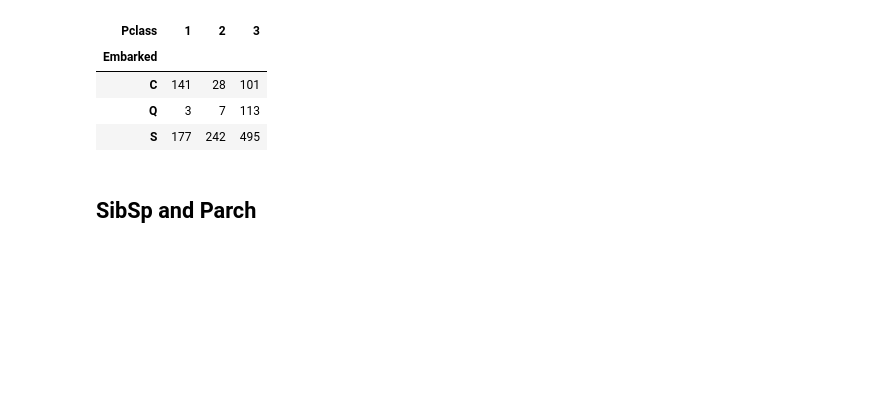
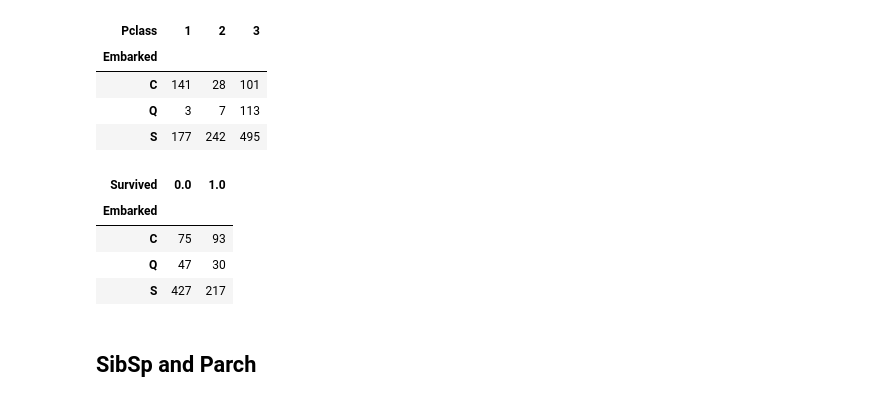
Before and after one commit to edublancas/titanic, a Jupyter notebook: data-exploration.ipynb, the cells around one changed output. Drawn from its saved outputs; the diff is of its cells as text; code cells hidden in the pictures; blank space fills up the shorter version.

```diff
--- a/data-exploration.ipynb
+++ b/data-exploration.ipynb
@@ -15,9 +15,9 @@ pd.set_option('display.mpl_style', 'default')
 plt.rcParams['figure.figsize'] = (15, 5)
 # %%
 #Load train and test data
-df = pd.read_csv("train.csv")
+df = pd.read_csv("raw_data/train.csv")
 df['dataset'] = 'train'
-test = pd.read_csv("test.csv")
+test = pd.read_csv("raw_data/test.csv")
 test['dataset'] = 'test'
 #Merge dataframes (so we apply the same transformations to both datasets)
 df = df.append(test, ignore_index=True)
@@ -278,6 +278,14 @@ pd.crosstab(df.Embarked, df.Pclass)
 | C | 141 | 28 | 101 |
 | Q | 3 | 7 | 113 |
 | S | 177 | 242 | 495 |
+# %%
+pd.crosstab(df.Embarked, df.Survived)
+# %% [output]
+| Survived | 0.0 | 1.0 |
+| Embarked |  |  |
+| C | 75 | 93 |
+| Q | 47 | 30 |
+| S | 427 | 217 |
 # %%
 df.loc[61,'Embarked'] = 'S'
 df.loc[829,'Embarked'] = 'S'
```
Also changed, not shown: parts of 2 cells of this notebook, 25 other files.
